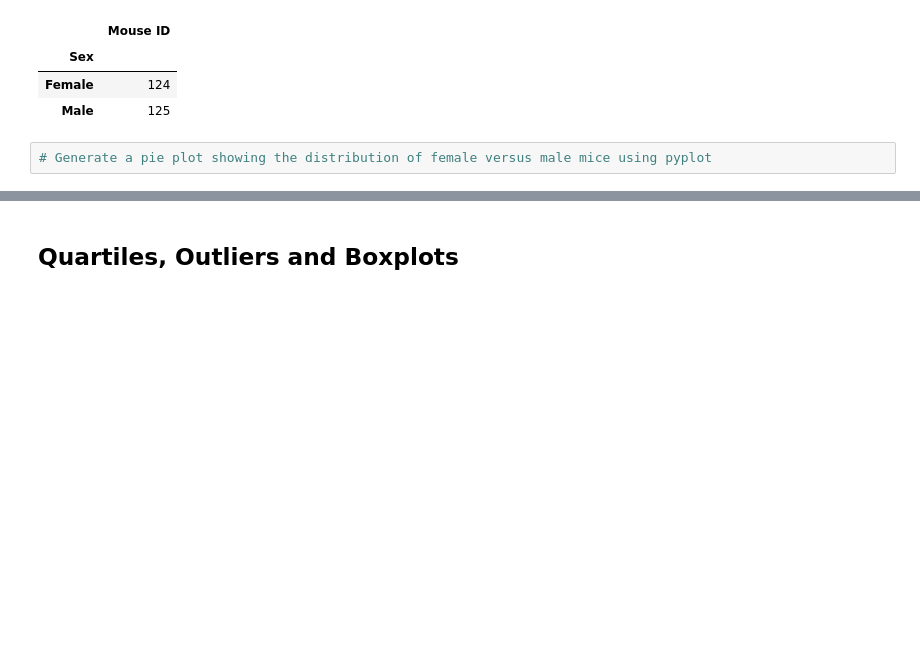
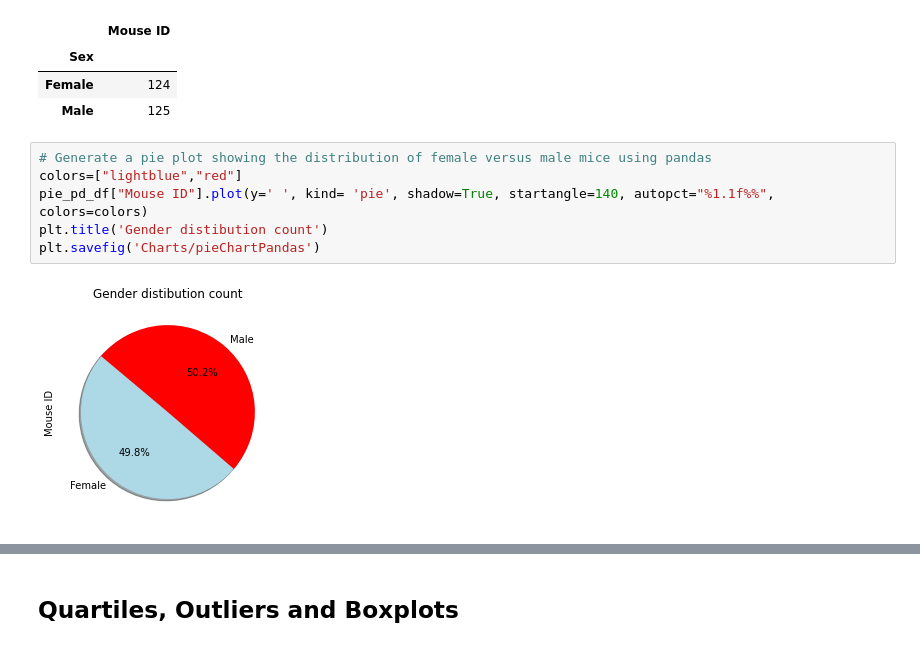
Before and after one commit to FreddyRangelA/Matplotlib, a Jupyter notebook: pymaceuticals_starter.ipynb, the cells around one changed output, grey strips where cells are left out. Saved outputs shown, nothing was run; the diff lists cells and outputs as text; blank space fills up the shorter version.

```diff
--- a/pymaceuticals_starter.ipynb
+++ b/pymaceuticals_starter.ipynb
@@ -231,4 +217,10 @@ pie_pd_df
 | Female | 124 |
 | Male | 125 |
 # %%
-# Generate a pie plot showing the distribution of female versus male mice using pyplot
+# Generate a pie plot showing the distribution of female versus male mice using pandas
+colors=["lightblue","red"]
+pie_pd_df["Mouse ID"].plot(y=' ', kind= 'pie', shadow=True, startangle=140, autopct="%1.1f%%", colors=colors)
+plt.title('Gender distibution count')
+plt.savefig('Charts/pieChartPandas')
+# %% [output]
+[figure, added]
```
Also changed, not shown: parts of 3 cells of this notebook, 2 other files.
